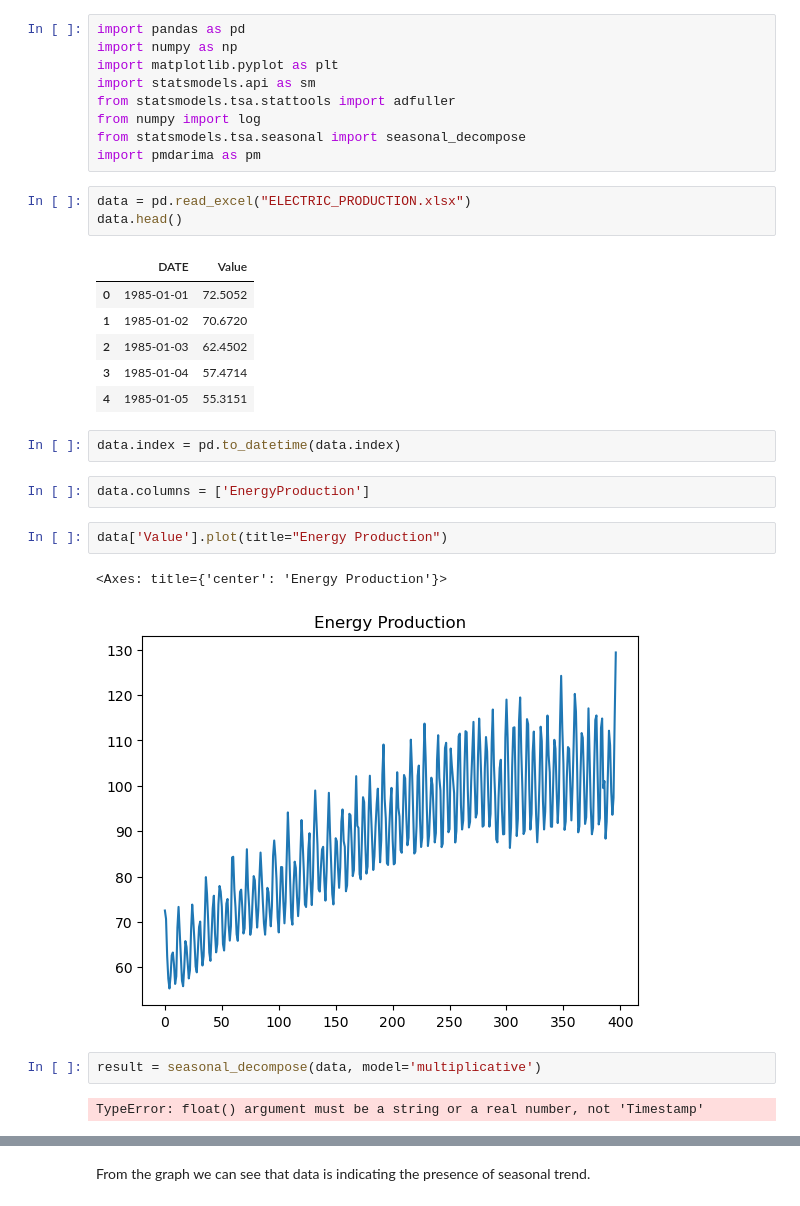
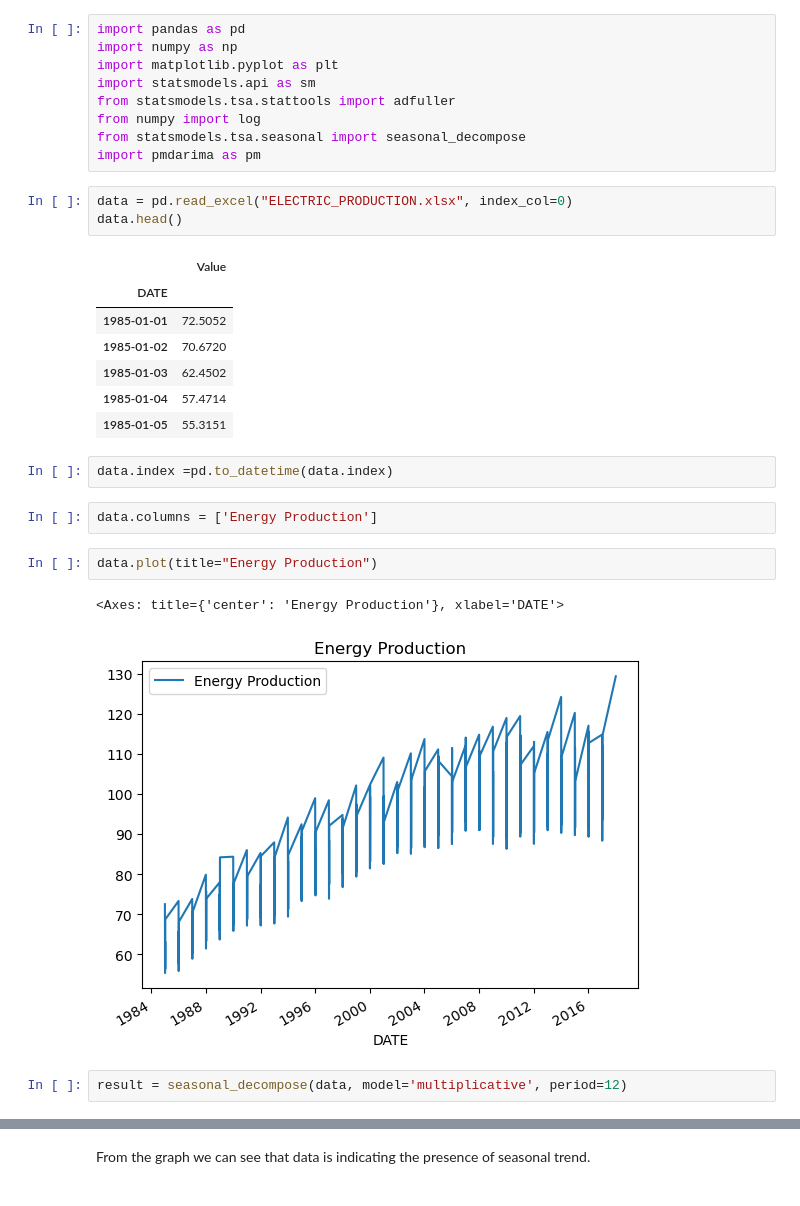
Before and after one commit to s0ul141/SB47, a Jupyter notebook: TSA_LAB_DA4.ipynb, the cells around one changed output, grey strips where cells are left out. Drawn from its saved outputs; the diff is of its cells as text.

```diff
--- a/TSA_LAB_DA4.ipynb
+++ b/TSA_LAB_DA4.ipynb
@@ -37,27 +37,26 @@ from numpy import log
 from statsmodels.tsa.seasonal import seasonal_decompose
 import pmdarima as pm
 # %%
-data = pd.read_excel("ELECTRIC_PRODUCTION.xlsx")
+data = pd.read_excel("ELECTRIC_PRODUCTION.xlsx", index_col=0)
 data.head()
 # %% [output]
-|  | DATE | Value |
-| 0 | 1985-01-01 | 72.5052 |
-| 1 | 1985-01-02 | 70.6720 |
-| 2 | 1985-01-03 | 62.4502 |
-| 3 | 1985-01-04 | 57.4714 |
-| 4 | 1985-01-05 | 55.3151 |
+|  | Value |
+| DATE |  |
+| 1985-01-01 | 72.5052 |
+| 1985-01-02 | 70.6720 |
+| 1985-01-03 | 62.4502 |
+| 1985-01-04 | 57.4714 |
+| 1985-01-05 | 55.3151 |
-# %%
-data.index = pd.to_datetime(data.index)
-# %%
-data.columns = ['EnergyProduction']
+# %%
+data.index =pd.to_datetime(data.index)
+# %%
+data.columns = ['Energy Production']
 # %%
-data['Value'].plot(title="Energy Production")
+data.plot(title="Energy Production")
 # %% [output]
-<Axes: title={'center': 'Energy Production'}>
+<Axes: title={'center': 'Energy Production'}, xlabel='DATE'>
-[figure, old version]
+[figure, new version]
 # %%
-result = seasonal_decompose(data, model='multiplicative')
+result = seasonal_decompose(data, model='multiplicative', period=12)
-# %% [output]
-TypeError: float() argument must be a string or a real number, not 'Timestamp'
 # %%
 result.plot()
```
Also changed, not shown: parts of 1 cell of this notebook, 1 other file.
